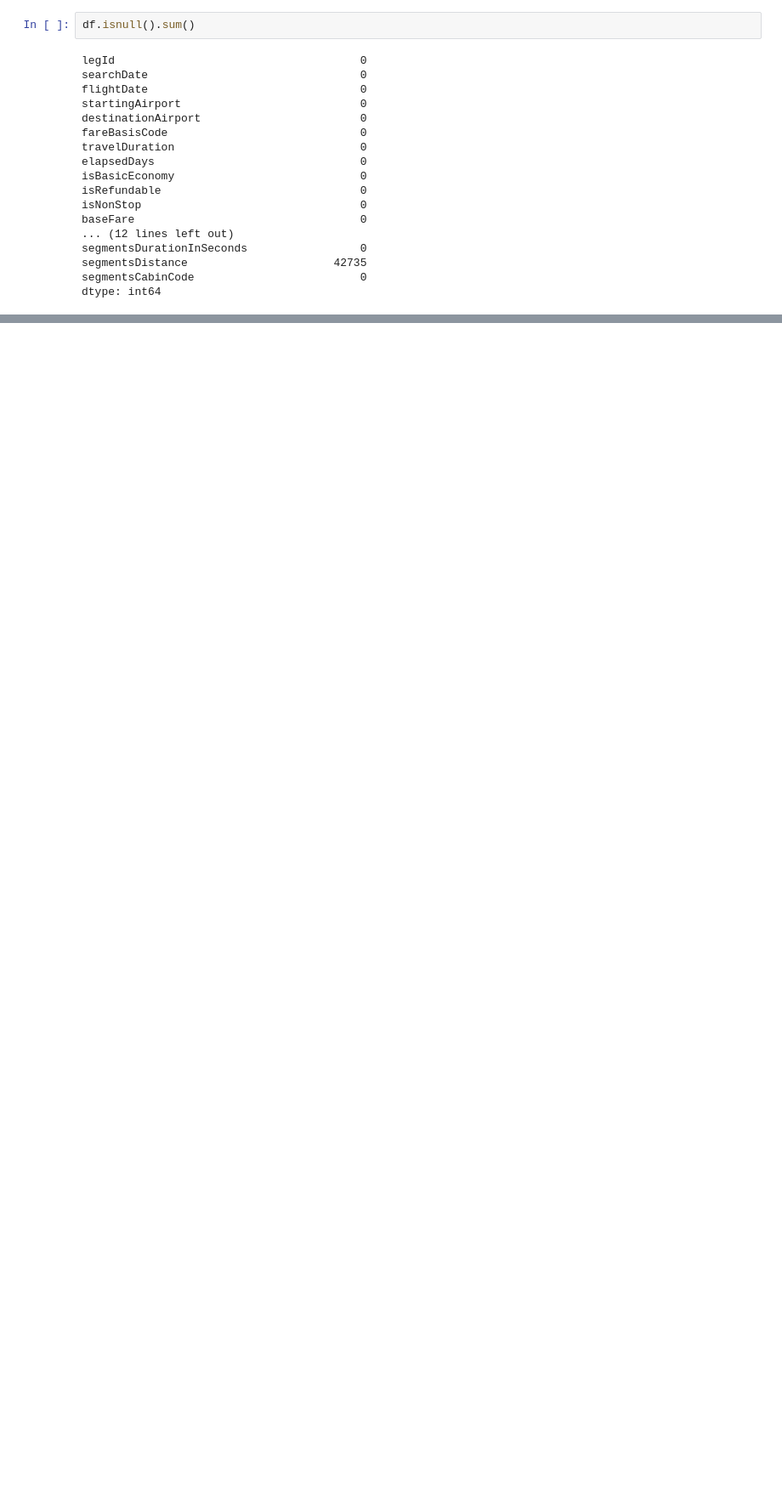
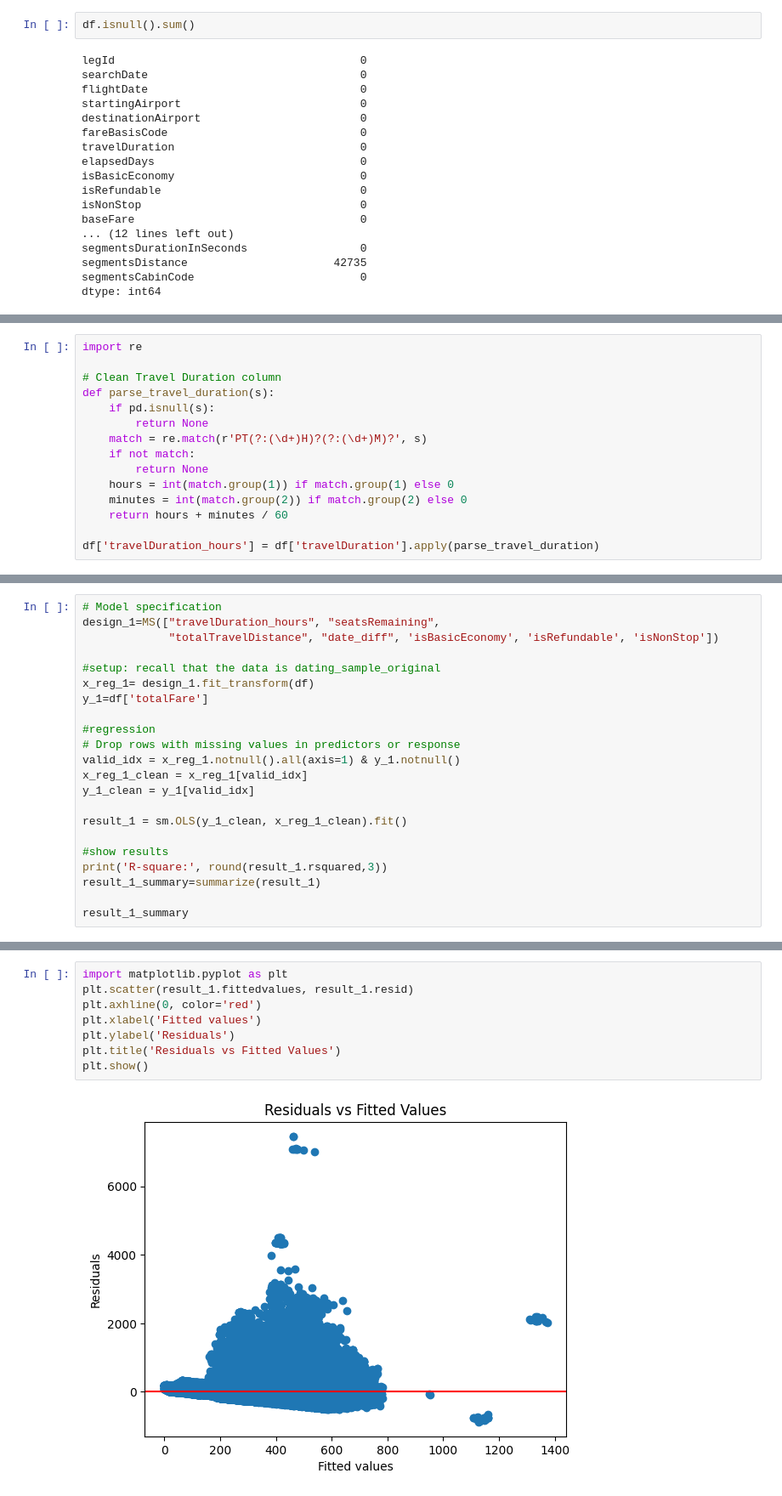
Before and after one commit to sofiaberumenr/Airfare_Pricing_Predictions, a Jupyter notebook: Flight_Analysis_Prediction.ipynb, the cells around one changed output, grey strips where cells are left out. Shown at 85% size. Cells and saved outputs as stored; diff of their text form; blank space fills up the shorter version.

```diff
--- a/Flight_Analysis_Prediction.ipynb
+++ b/Flight_Analysis_Prediction.ipynb
@@ -121,0 +184,15 @@ Name: count, dtype: int64
+# %%
+import re
+
+# Clean Travel Duration column
+def parse_travel_duration(s):
+    if pd.isnull(s):
+        return None
+    match = re.match(r'PT(?:(\d+)H)?(?:(\d+)M)?', s)
+    if not match:
+        return None
+    hours = int(match.group(1)) if match.group(1) else 0
+    minutes = int(match.group(2)) if match.group(2) else 0
+    return hours + minutes / 60
+
+df['travelDuration_hours'] = df['travelDuration'].apply(parse_travel_duration)
@@ -121,0 +217,22 @@ Name: count, dtype: int64
+# %%
+# Model specification
+design_1=MS(["travelDuration_hours", "seatsRemaining",
+             "totalTravelDistance", "date_diff", 'isBasicEconomy', 'isRefundable', 'isNonStop'])
+
+#setup: recall that the data is dating_sample_original
+x_reg_1= design_1.fit_transform(df)
+y_1=df['totalFare']
+
+#regression
+# Drop rows with missing values in predictors or response
+valid_idx = x_reg_1.notnull().all(axis=1) & y_1.notnull()
+x_reg_1_clean = x_reg_1[valid_idx]
+y_1_clean = y_1[valid_idx]
+
+result_1 = sm.OLS(y_1_clean, x_reg_1_clean).fit()
+
+#show results
+print('R-square:', round(result_1.rsquared,3))
+result_1_summary=summarize(result_1)
+
+result_1_summary
@@ -121,0 +253,10 @@ Name: count, dtype: int64
+# %%
+import matplotlib.pyplot as plt
+plt.scatter(result_1.fittedvalues, result_1.resid)
+plt.axhline(0, color='red')
+plt.xlabel('Fitted values')
+plt.ylabel('Residuals')
+plt.title('Residuals vs Fitted Values')
+plt.show()
+# %% [output]
+[figure, added]
```
Also changed, not shown: parts of 13 cells of this notebook.
